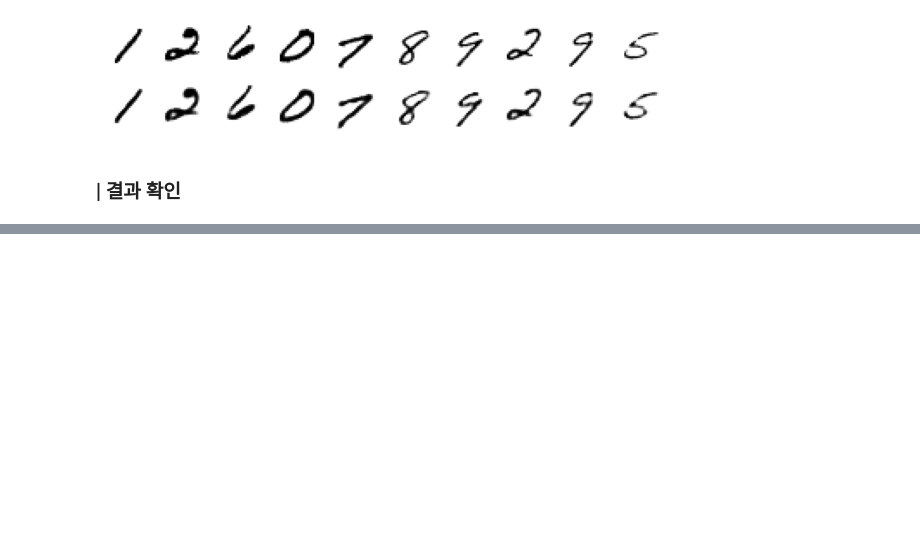
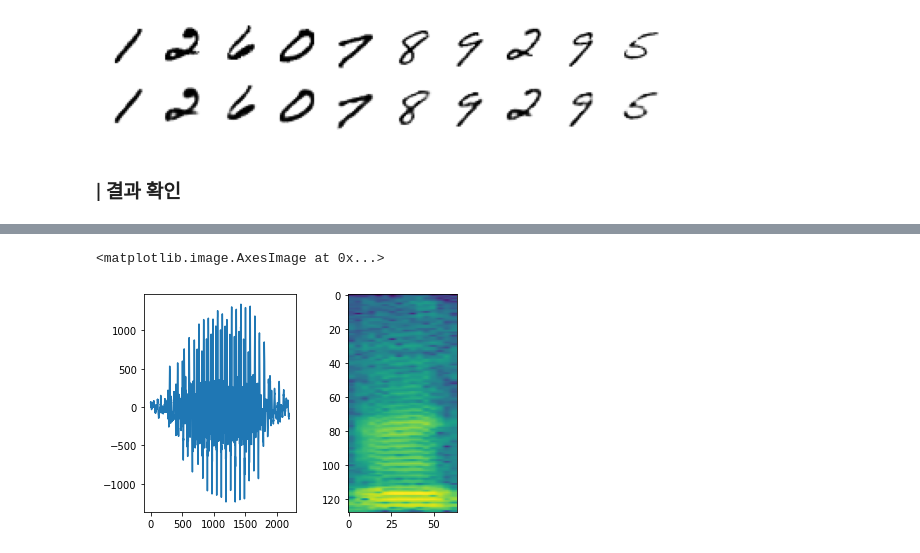
Before and after one commit to yebiny/SkillTreePython-DeepLearning, a Jupyter notebook: 04.Paper-with-code/comment/ch04_07_VAE.ipynb, the cells around one changed output, grey strips where cells are left out. Drawn from its saved outputs; the diff is of its cells as text; code cells hidden in the pictures; blank space fills up the shorter version.

```diff
--- a/04.Paper-with-code/comment/ch04_07_VAE.ipynb
+++ b/04.Paper-with-code/comment/ch04_07_VAE.ipynb
@@ -231,0 +305,7 @@ vae.fit(x_train, 5)
+# %%
+from data_process import *
+
+dp = DataProcess(gen.wav_list, syllables)
+
+ys, imgs = dp.get_dataset()
+ys.shape, imgs.shape
@@ -231,0 +323,6 @@ vae.fit(x_train, 5)
+# %%
+plt.subplot(121); plt.plot(ys[idx])
+plt.subplot(122); plt.imshow(imgs[idx])
+# %% [output]
+<matplotlib.image.AxesImage at 0x...>
+[figure, added]
```
Also changed, not shown: parts of 18 cells of this notebook.
